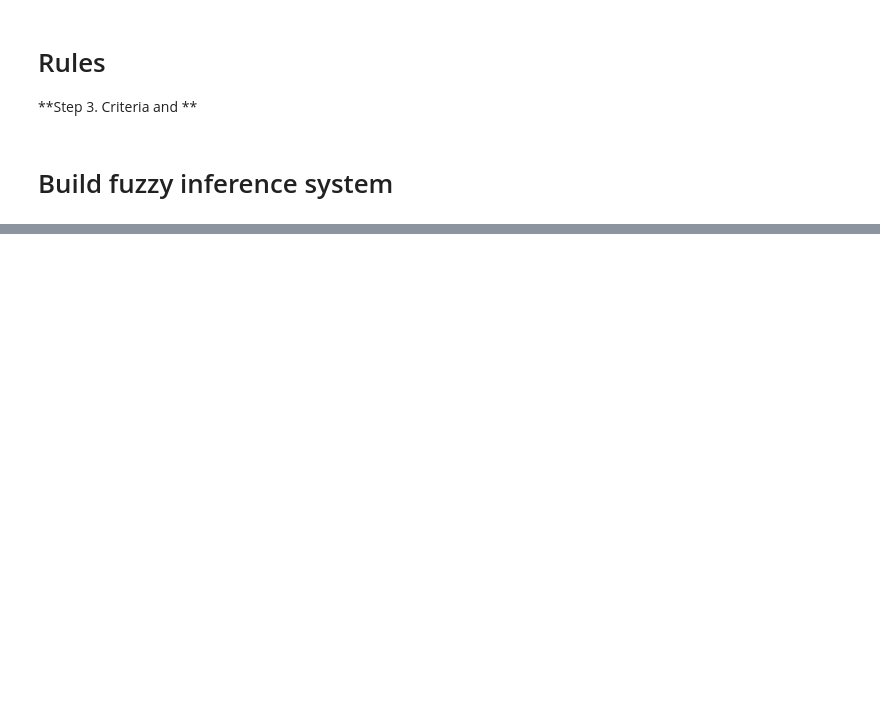
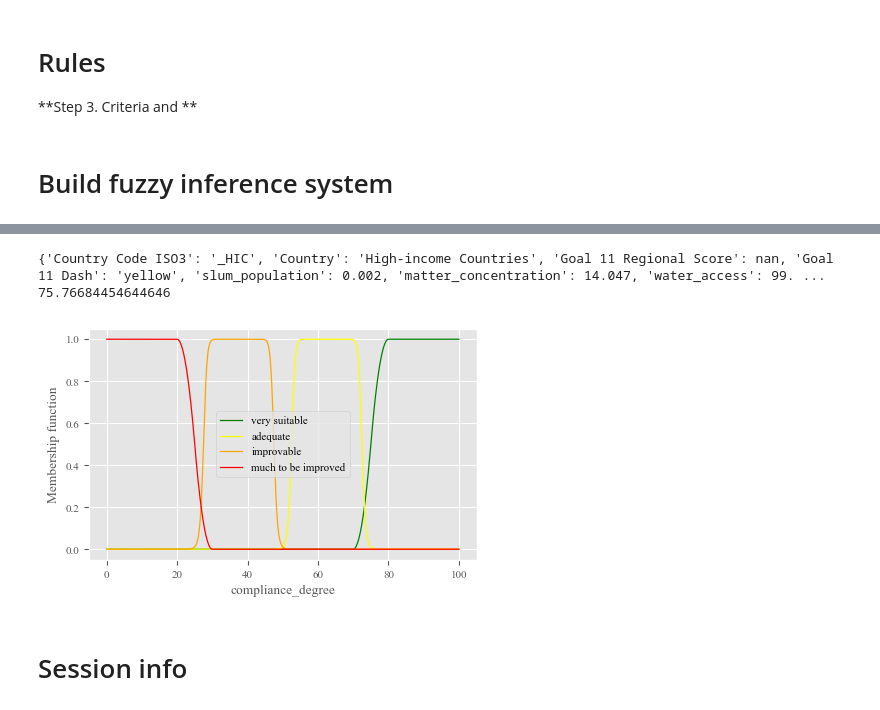
Before and after one commit to marialonsogar/fuzzy-compliance-SDG11, a Jupyter notebook: fuzzy-sdg11/fuzzy-system-demo.ipynb, the cells around one changed output, grey strips where cells are left out. Cells and saved outputs as stored; diff of their text form; code cells hidden in the pictures; blank space fills up the shorter version.

```diff
--- a/fuzzy-sdg11/fuzzy-system-demo.ipynb
+++ b/fuzzy-sdg11/fuzzy-system-demo.ipynb
@@ -152,7 +152,7 @@ not_reversed = [zadeh.FuzzyRuleSet.automatic(
     input_var, compliance_degree, reverse=False, weight=1,
 ) for input_var in NOT_REVERSED]
 
-rule_set = reversed+not_reversed
+rule_set = zadeh.FuzzyRuleSet(reversed+not_reversed)
 
 # for rule in rule_set:
 #     print(rule)
@@ -175,0 +520,20 @@ fis.get_crisp_output(IRELAND)
+# %%
+sdg_records = sdg_11.to_dict(orient='records')
+# take example of record and select as items the indicators
+record = sdg_records[-1]
+# print country, goal 11 score and goal 11 dash from records
+# print(record['Country'], record['Goal 11 Regional Score'], record['Goal 11 Dash'])
+print(record)
+record = {k: v for k, v in record.items() if k in fuzzy_variables_sdg_11.keys()}
+# use fis
+vfis = VariableFIS()
+print(vfis(record))
+# %% [output]
+{'Country Code ISO3': '_HIC', 'Country': 'High-income Countries', 'Goal 11 Regional Score': nan, 'Goal 11 Dash': 'yellow', 'slum_population': 0.002, 'matter_concentration': 14.047, 'water_access': 99. ...
+75.76684454644646
+# %%
+vfis.output_variable.plot()
+# %% [output]
+[figure, added]
+# %% [markdown]
+# Session info
```
Also changed, not shown: parts of 19 cells of this notebook, 6 other files.
